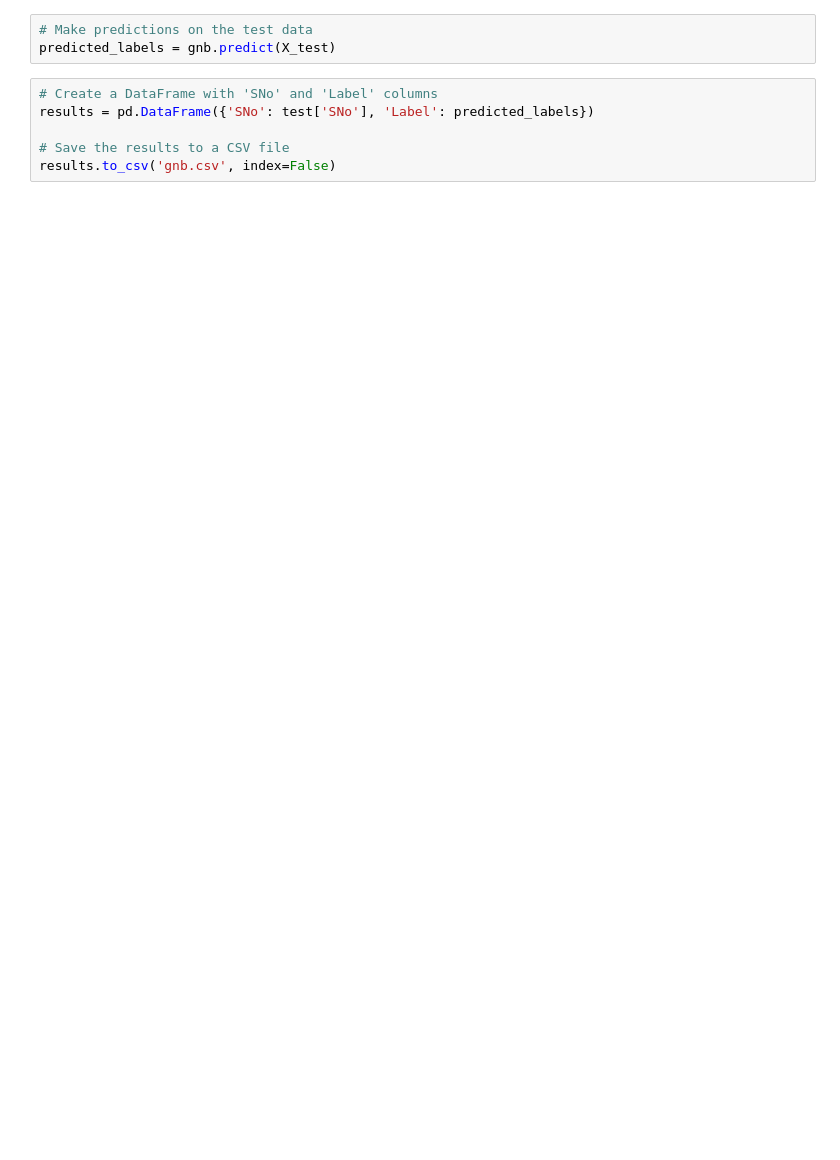
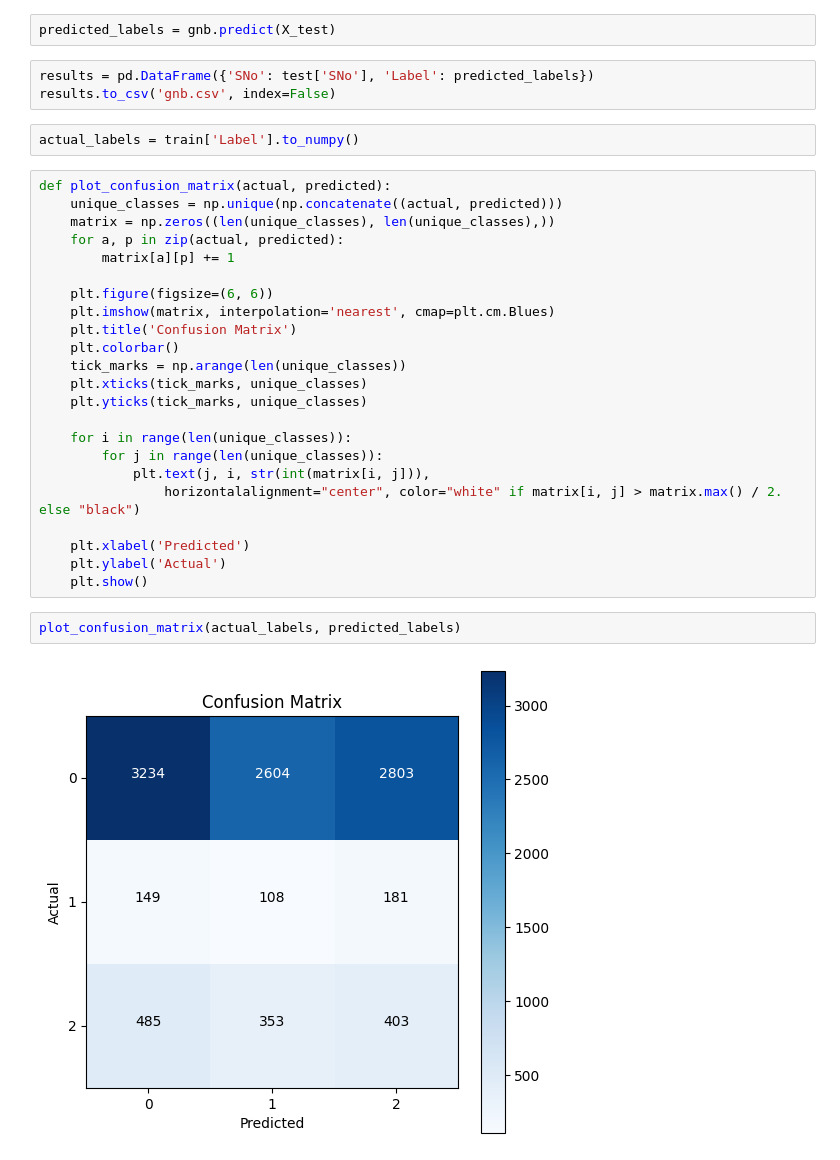
Before and after one commit to andre-meneses/Kaggle-IFT3395, a Jupyter notebook: naive_bayes/naiveOO.ipynb, the cells around one changed output. Cells and saved outputs as stored; diff of their text form; blank space fills up the shorter version.

Commit message:
Criei um config.ini para armazenar caminhos de arquivos, documentei melhor o codigo e adicionei algumas visualizacoes a respeito dos outputs do modelo

```diff
--- a/naive_bayes/naiveOO.ipynb
+++ b/naive_bayes/naiveOO.ipynb
@@ -54,11 +111,36 @@ class GaussianNaiveBayes:
 gnb = GaussianNaiveBayes()
 gnb.fit(X_train.values, y_train.values)
-# %%
-# Make predictions on the test data
-predicted_labels = gnb.predict(X_test)
+# %%
+predicted_labels = gnb.predict(X_test)
 # %%
-# Create a DataFrame with 'SNo' and 'Label' columns
 results = pd.DataFrame({'SNo': test['SNo'], 'Label': predicted_labels})
-
-# Save the results to a CSV file
 results.to_csv('gnb.csv', index=False)
+# %%
+actual_labels = train['Label'].to_numpy()
+# %%
+def plot_confusion_matrix(actual, predicted):
+    unique_classes = np.unique(np.concatenate((actual, predicted)))
+    matrix = np.zeros((len(unique_classes), len(unique_classes),))
+    for a, p in zip(actual, predicted):
+        matrix[a][p] += 1
+
+    plt.figure(figsize=(6, 6))
+    plt.imshow(matrix, interpolation='nearest', cmap=plt.cm.Blues)
+    plt.title('Confusion Matrix')
+    plt.colorbar()
+    tick_marks = np.arange(len(unique_classes))
+    plt.xticks(tick_marks, unique_classes)
+    plt.yticks(tick_marks, unique_classes)
+
+    for i in range(len(unique_classes)):
+        for j in range(len(unique_classes)):
+            plt.text(j, i, str(int(matrix[i, j])),
+                horizontalalignment="center", color="white" if matrix[i, j] > matrix.max() / 2. else "black")
+
+    plt.xlabel('Predicted')
+    plt.ylabel('Actual')
+    plt.show()
+# %%
+plot_confusion_matrix(actual_labels, predicted_labels)
+# %% [output]
+[figure, added]
```
Also changed, not shown: parts of 5 cells of this notebook, 1 other file.
